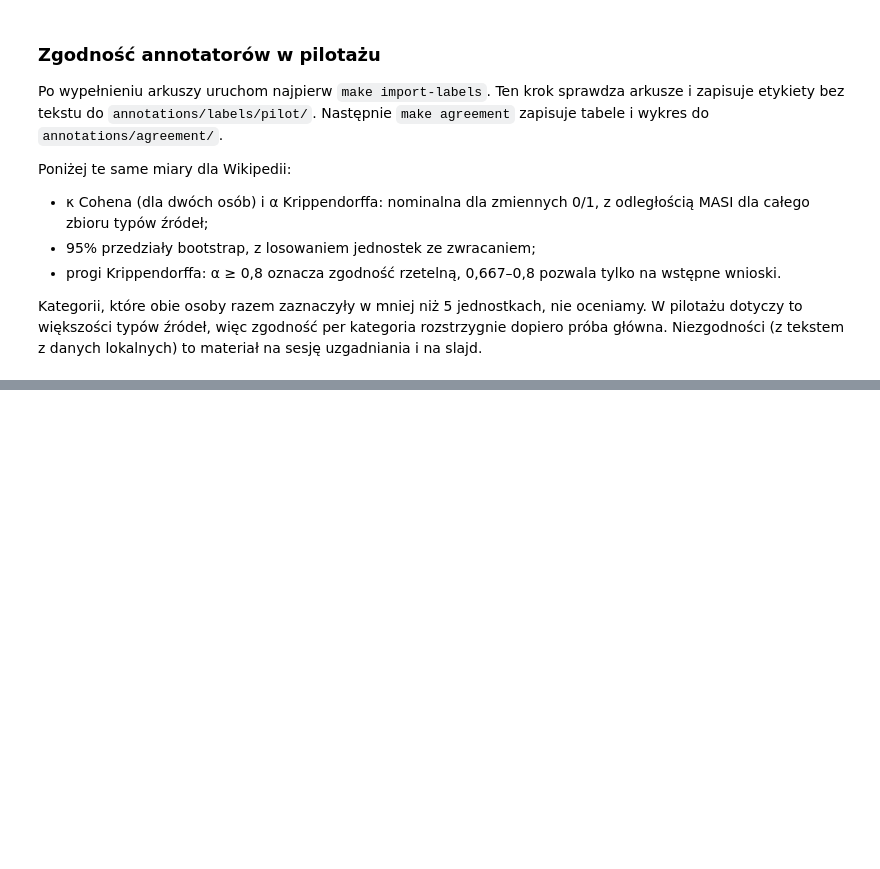
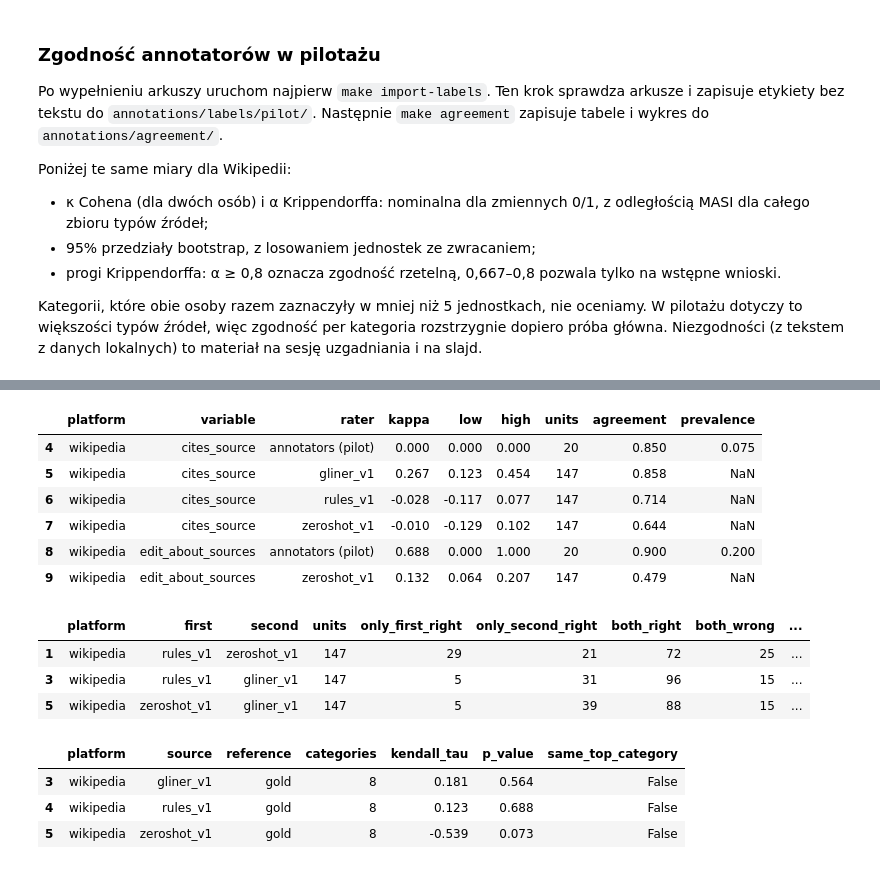
Before and after one commit to igor-sosnowicz/digital-media-analysis, a Jupyter notebook: notebooks/Wikipedia_EDA.ipynb, the cells around one changed output, grey strips where cells are left out. Cells and saved outputs as stored; diff of their text form; code cells hidden in the pictures; blank space fills up the shorter version.

```diff
--- a/notebooks/Wikipedia_EDA.ipynb
+++ b/notebooks/Wikipedia_EDA.ipynb
@@ -917,0 +1056,24 @@ else:
+# %%
+for name in ["comparison_kappa", "comparison_mcnemar", "comparison_rankings"]:
+    path = VALIDATION_DIR / f"{name}.csv"
+    if not path.exists():
+        print(f"Brak {path.name}; uruchom `make compare`.")
+        continue
+    table = pd.read_csv(path)
+    display(table[table["platform"].eq("wikipedia")].round(3))
+# %% [output]
+|  | platform | variable | rater | kappa | low | high | units | agreement | prevalence |
+| 4 | wikipedia | cites_source | annotators (pilot) | 0.000 | 0.000 | 0.000 | 20 | 0.850 | 0.075 |
+| 5 | wikipedia | cites_source | gliner_v1 | 0.267 | 0.123 | 0.454 | 147 | 0.858 | NaN |
+| 6 | wikipedia | cites_source | rules_v1 | -0.028 | -0.117 | 0.077 | 147 | 0.714 | NaN |
+| 7 | wikipedia | cites_source | zeroshot_v1 | -0.010 | -0.129 | 0.102 | 147 | 0.644 | NaN |
+| 8 | wikipedia | edit_about_sources | annotators (pilot) | 0.688 | 0.000 | 1.000 | 20 | 0.900 | 0.200 |
+| 9 | wikipedia | edit_about_sources | zeroshot_v1 | 0.132 | 0.064 | 0.207 | 147 | 0.479 | NaN |
+|  | platform | first | second | units | only_first_right | only_second_right | both_right | both_wrong | ... |
+| 1 | wikipedia | rules_v1 | zeroshot_v1 | 147 | 29 | 21 | 72 | 25 | ... |
+| 3 | wikipedia | rules_v1 | gliner_v1 | 147 | 5 | 31 | 96 | 15 | ... |
+| 5 | wikipedia | zeroshot_v1 | gliner_v1 | 147 | 5 | 39 | 88 | 15 | ... |
+|  | platform | source | reference | categories | kendall_tau | p_value | same_top_category |
+| 3 | wikipedia | gliner_v1 | gold | 8 | 0.181 | 0.564 | False |
+| 4 | wikipedia | rules_v1 | gold | 8 | 0.123 | 0.688 | False |
+| 5 | wikipedia | zeroshot_v1 | gold | 8 | -0.539 | 0.073 | False |
```
Also changed, not shown: parts of 10 cells of this notebook, 49 other files.
